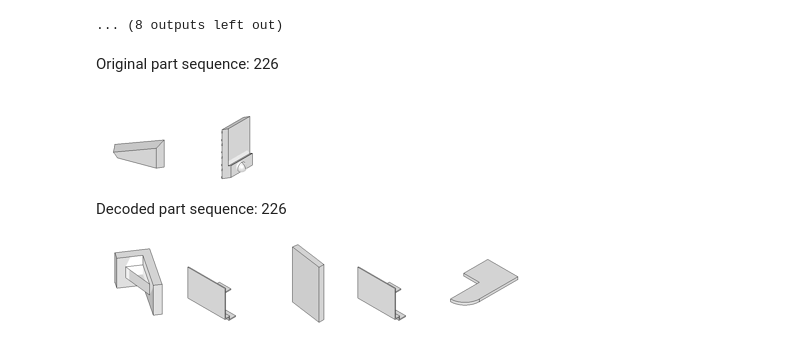
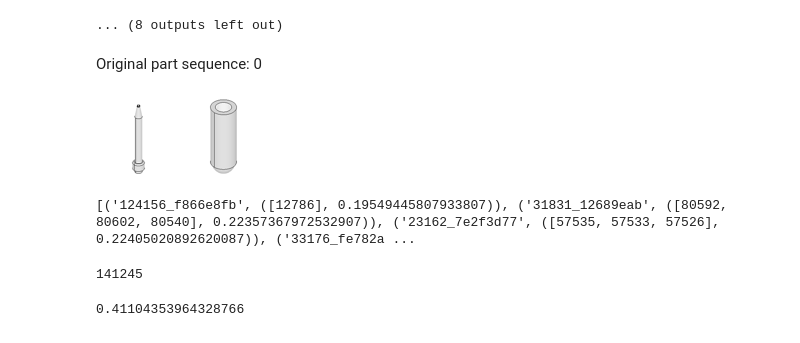
Before and after one commit to gymbeijing/mechanism-identification-public, a Jupyter notebook: search_parts.ipynb, the cells around one changed output. Cells and saved outputs as stored; diff of their text form; code cells hidden in the pictures.

```diff
--- a/search_parts.ipynb
+++ b/search_parts.ipynb
@@ -67,10 +67,13 @@ def find_closest(emb, indices=list(range(len(all_emb)))):
     min_val = torch.min(torch.index_select(dist, 0, indices)).item()
 #     print(f'min: {dist[indices].min()}, max: {dist[indices].max()}')
 #     idx = dist.argmin()   # If there are multiple minimal values then the indices of the first minimal value are returned.
-    idx = (dist == min_val).nonzero(as_tuple=True)[0][0]   # first [0]: (tensor([91286]),) second[0]: remove multiple values
-#     sorted_dist, indices = torch.sort(dist)
+    idx_tuple = (dist == min_val).nonzero(as_tuple=True)[0]   # first [0]: (tensor([91286]),) second[0]: remove multiple values
+    for idx in idx_tuple:
+        if idx in indices:
+            return idx.item(), dist[idx].item()
 
-    return idx.item(), dist[idx]
+    idx = idx_tuple[0]
+    return idx.item(), dist[idx].item()
 # %%
 all_rec_closest_emb_list = []
 for i, seq in tqdm(enumerate(rec_seq[:2, :, :])):
@@ -78,6 +81,6 @@ for i, seq in tqdm(enumerate(rec_seq[:2, :, :])):
     for j, rec_emb in enumerate(seq):
         if all_rec_norm_list[i][j] < eps:
             break
-        closest_emb_idx = find_closest(rec_emb)
+        closest_emb_idxm _ = find_closest(rec_emb)
         closest_emb_list.append(closest_emb_idx)
     all_rec_closest_emb_list.append(closest_emb_list)
@@ -91,11 +87,11 @@ min: 0.15972928702831268, max: 0.8371276259422302
 # %%
 all_ori_closest_emb_list = []
-for i, seq in tqdm(enumerate(ori_seq[:500, :, :])):
+for i, seq in tqdm(enumerate(ori_seq[:5, :, :])):
     closest_emb_list = []
     for j, ori_emb in enumerate(seq):
         if all_ori_norm_list[i][j] < eps:
             break
-        closest_emb_idx = find_closest(ori_emb)
+        closest_emb_idx, _ = find_closest(ori_emb)
         closest_emb_list.append(closest_emb_idx)
     all_ori_closest_emb_list.append(closest_emb_list)
 # %%
@@ -225,10 +221,9 @@ def compute_decoded_seq(seq_idx, seq, indices):
     return decoded_seq, total_dist / total if total != 0 else 100000
 # %%
 all_decoded_seq_list = []
-for i, seq in tqdm(enumerate(rec_seq[:1, :, :])):
+for i, seq in tqdm(enumerate(rec_seq[:1, :, :]), position=0, leave=True):
     all_decoded_seq_dict = dict()   # decoded_seq_within_aid: avg_dist
     for aid, indices in tqdm(aid_to_part_indice_map.items()):
-#         print(indices)
         decoded_seq, avg_dist = compute_decoded_seq(i, seq, indices.copy())
         all_decoded_seq_dict[aid] = (decoded_seq, avg_dist)
-    all_decodede_seq_list.append(all_decoded_seq_dict)
+    all_decoded_seq_list.append(all_decoded_seq_dict)
@@ -360,19 +336,22 @@ Reconstructed part sequence: 49, decoded part sequence: 4
 Reconstructed part sequence: 49, decoded part sequence: 5
 [figure]
 ... (8 outputs left out)
+# %%
+vid = '00'
+rec_seq_idx = 0
+
+img_md_list = []
+for img_idx in all_ori_closest_emb_list[rec_seq_idx]:
+    img_md = all_md[img_idx]
+    img_md_list.append(img_md)
+
+img_name_list = extend_metadata_to_filepath(img_md_list, vid)
+
+display_image_grid(f'Original part sequence: {rec_seq_idx}', img_name_list)
+# %% [output]
+Original part sequence: 0
+[figure, added]
 # %%
-vid = '00'
-rec_seq_idx = 226
-
-img_md_list = []
-for img_idx in all_ori_closest_emb_list[rec_seq_idx]:
-    img_md = all_md[img_idx]
-    img_md_list.append(img_md)
-
-img_name_list = extend_metadata_to_filepath(img_md_list, vid)
-
-display_image_grid(f'Original part sequence: {rec_seq_idx}', img_name_list)
-
 # vid = '00'
 # rec_seq_idx = 79
 
@@ -384,8 +363,11 @@ for img_idx in all_rec_closest_emb_list[rec_seq_idx]:
 img_name_list = extend_metadata_to_filepath(img_md_list, vid)
 
 display_image_grid(f'Decoded part sequence: {rec_seq_idx}', img_name_list)
-# %% [output]
-Original part sequence: 226
-[figure, removed]
-Decoded part sequence: 226
-[figure, removed]
+# %%
+print(a[:10])
+# %% [output]
+[('124156_f866e8fb', ([12786], 0.19549445807933807)), ('31831_12689eab', ([80592, 80602, 80540], 0.22357367972532907)), ('23162_7e2f3d77', ([57535, 57533, 57526], 0.22405020892620087)), ('33176_fe782a ...
+# %%
+len(all_md)
+# %% [output]
+141245
@@ -391,0 +376,6 @@ Decoded part sequence: 226
+# %%
+for res in a:
+    if res[1][0] == target:
+        print(res[1][1])
+# %% [output]
+0.41104353964328766
```
Also changed, not shown: parts of 8 cells of this notebook.
